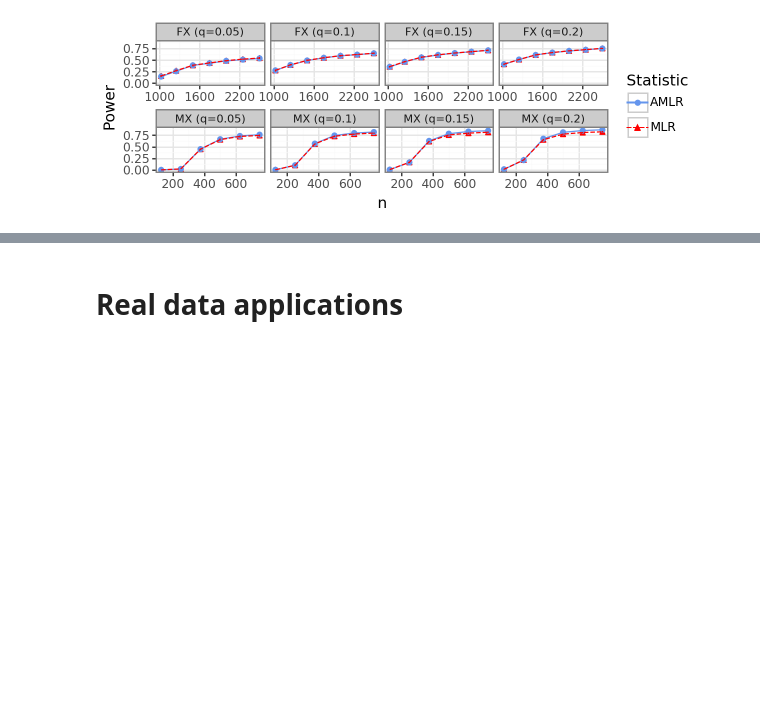
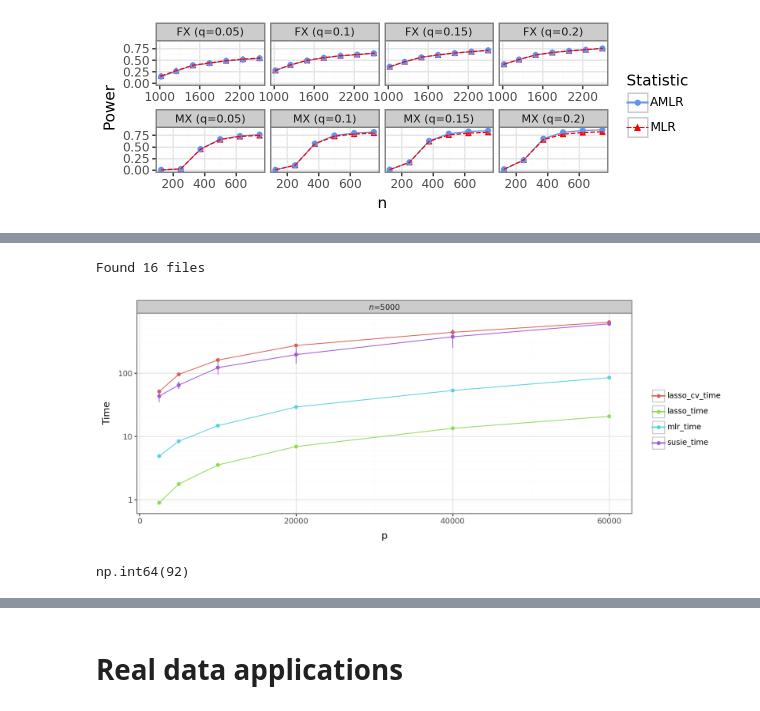
Before and after one commit to amspector100/mlr_knockoff_paper, a Jupyter notebook: final-plots/final_plots.ipynb, the cells around one changed output, grey strips where cells are left out. Saved outputs shown, nothing was run; the diff lists cells and outputs as text; code cells hidden in the pictures; blank space fills up the shorter version.

```diff
--- a/final-plots/final_plots.ipynb
+++ b/final-plots/final_plots.ipynb
@@ -716,0 +812,37 @@ print(g)
+# %%
+data = load_data_by_job_id(["26155979"]) # new
+#data = load_data_by_job_id(["25899757"]) # old
+mdata = pd.melt(
+    data,
+    id_vars=['n', 'p'],
+    value_vars=['mlr_time', 'lasso_time', 'lasso_cv_time', 'susie_time'],
+)
+agg = calc_mean_sem(
+    data=mdata,
+    group_vals=['n', 'p', 'variable'],
+    meas=['value'],
+)
+g = (
+    ggplot(
+        agg,
+        aes(x='p', y='value_mean', color='variable')
+    )
+    + facet_wrap("~n", scales='free', labeller=labeller(n=lambda x: r'$n$=' + str(x)))
+    + geom_point()
+    + geom_line()
+    + geom_errorbar(aes(ymin='value_ymin', ymax='value_ymax'))
+    + labs(x='p', y='Time', color='')
+    + theme_bw()
+    + theme(figure_size=(10, 4))
+    #+ theme(axis_text_x=element_text(angle=90))
+    + scale_y_log10()
+)
+display(g)
+#g.save("section3/largescale_time.png", dpi=500)
+# %% [output]
+Found 16 files
+[figure, added]
+# %%
+agg['value_count'].sum()
+# %% [output]
+np.int64(92)
```
Also changed, not shown: parts of 21 cells of this notebook, 3 other files.
